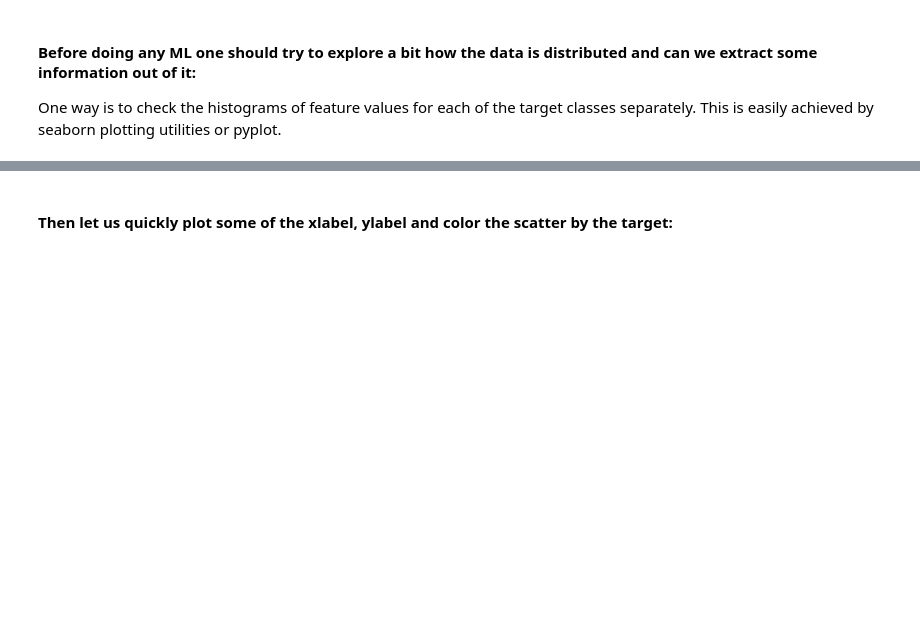
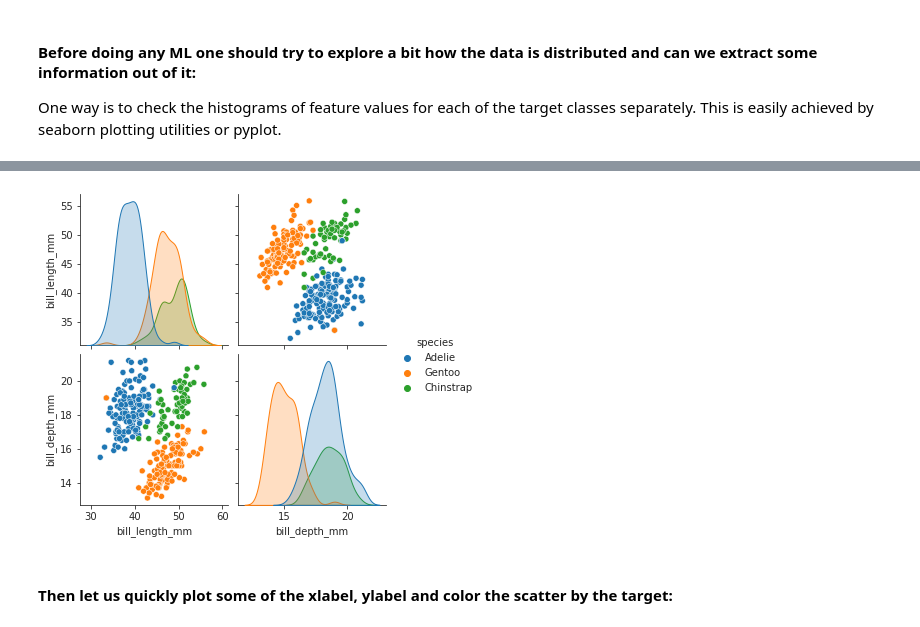
Before and after one commit to topiko/MLcourseMaterial, a Jupyter notebook: Basics/MLbasics.ipynb, the cells around one changed output, grey strips where cells are left out. Cells and saved outputs as stored; diff of their text form; code cells hidden in the pictures; blank space fills up the shorter version.

```diff
--- a/Basics/MLbasics.ipynb
+++ b/Basics/MLbasics.ipynb
@@ -248,3 +312,7 @@ for c, ax in zip(X_train.columns, axarr):
+# %%
+_ = sns.pairplot(pd.concat((X_train, y_train), axis=1), hue='species')
+# %% [output]
+[figure, added]
 # %% [markdown]
 #### Then let us quickly plot some of the xlabel, ylabel and color the scatter by the target:
 # %%
```
Also changed, not shown: parts of 24 cells of this notebook.
